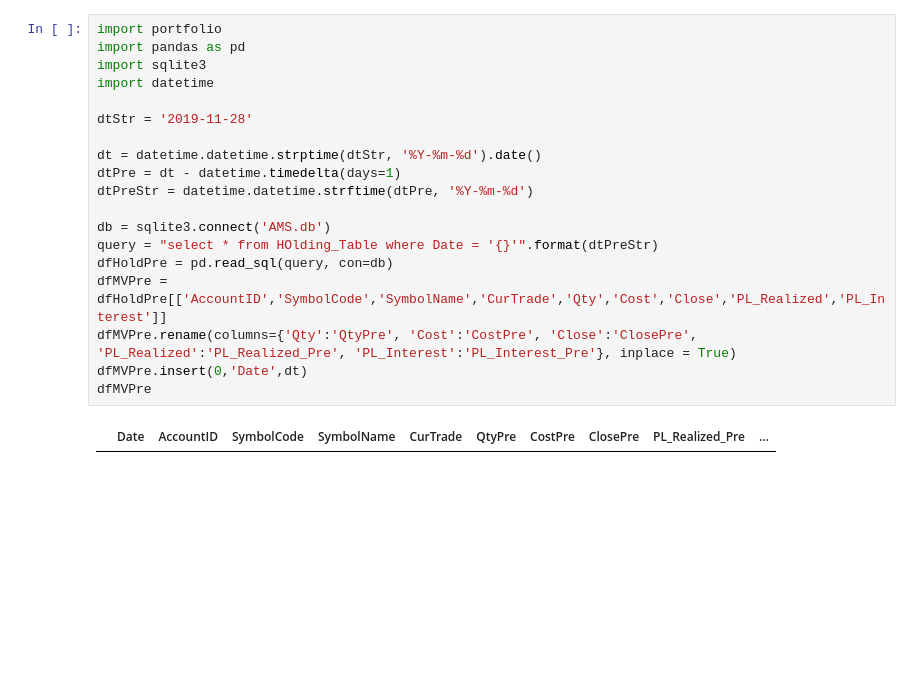
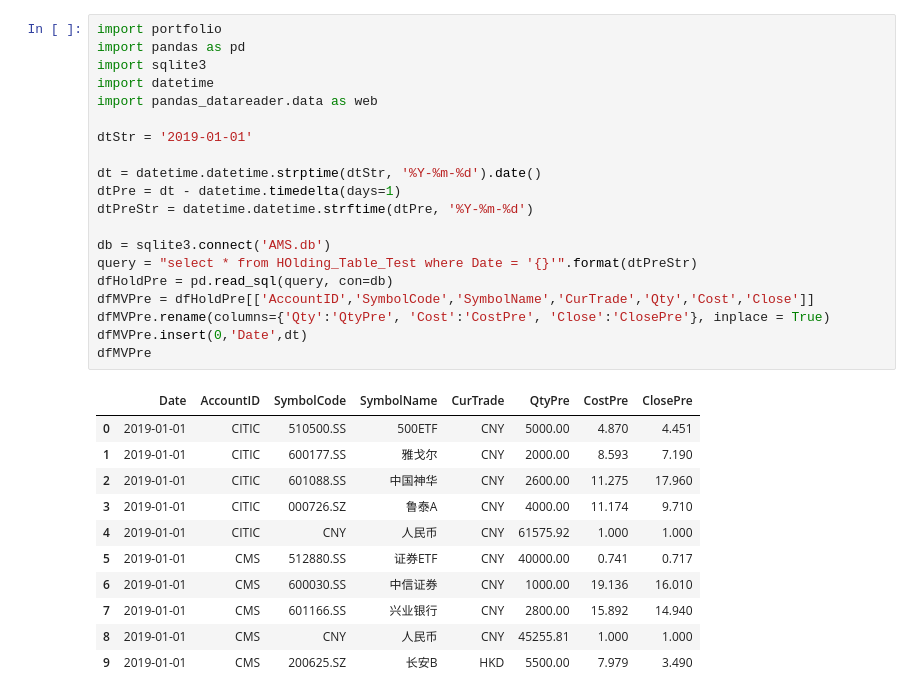
Before and after one commit to swordzeng/AMS, a Jupyter notebook: Analysis.ipynb, the cells around one changed output. Cells and saved outputs as stored; diff of their text form; blank space fills up the shorter version.

```diff
--- a/Analysis.ipynb
+++ b/Analysis.ipynb
@@ -1,22 +1,33 @@
 # %%
 import portfolio
 import pandas as pd
 import sqlite3
 import datetime
+import pandas_datareader.data as web
 
-dtStr = '2019-11-28'
+dtStr = '2019-01-01'
 
 dt = datetime.datetime.strptime(dtStr, '%Y-%m-%d').date()
 dtPre = dt - datetime.timedelta(days=1)
 dtPreStr = datetime.datetime.strftime(dtPre, '%Y-%m-%d')
 
 db = sqlite3.connect('AMS.db')
-query = "select * from HOlding_Table where Date = '{}'".format(dtPreStr)
+query = "select * from HOlding_Table_Test where Date = '{}'".format(dtPreStr)
 dfHoldPre = pd.read_sql(query, con=db)
-dfMVPre = dfHoldPre[['AccountID','SymbolCode','SymbolName','CurTrade','Qty','Cost','Close','PL_Realized','PL_Interest']]
-dfMVPre.rename(columns={'Qty':'QtyPre', 'Cost':'CostPre', 'Close':'ClosePre', 'PL_Realized':'PL_Realized_Pre', 'PL_Interest':'PL_Interest_Pre'}, inplace = True)
+dfMVPre = dfHoldPre[['AccountID','SymbolCode','SymbolName','CurTrade','Qty','Cost','Close']]
+dfMVPre.rename(columns={'Qty':'QtyPre', 'Cost':'CostPre', 'Close':'ClosePre'}, inplace = True)
 dfMVPre.insert(0,'Date',dt)
 dfMVPre
 # %% [output]
-|  | Date | AccountID | SymbolCode | SymbolName | CurTrade | QtyPre | CostPre | ClosePre | PL_Realized_Pre | ... |
+|  | Date | AccountID | SymbolCode | SymbolName | CurTrade | QtyPre | CostPre | ClosePre |
+| 0 | 2019-01-01 | CITIC | 510500.SS | 500ETF | CNY | 5000.00 | 4.870 | 4.451 |
+| 1 | 2019-01-01 | CITIC | 600177.SS | 雅戈尔 | CNY | 2000.00 | 8.593 | 7.190 |
+| 2 | 2019-01-01 | CITIC | 601088.SS | 中国神华 | CNY | 2600.00 | 11.275 | 17.960 |
+| 3 | 2019-01-01 | CITIC | 000726.SZ | 鲁泰A | CNY | 4000.00 | 11.174 | 9.710 |
+| 4 | 2019-01-01 | CITIC | CNY | 人民币 | CNY | 61575.92 | 1.000 | 1.000 |
+| 5 | 2019-01-01 | CMS | 512880.SS | 证券ETF | CNY | 40000.00 | 0.741 | 0.717 |
+| 6 | 2019-01-01 | CMS | 600030.SS | 中信证券 | CNY | 1000.00 | 19.136 | 16.010 |
+| 7 | 2019-01-01 | CMS | 601166.SS | 兴业银行 | CNY | 2800.00 | 15.892 | 14.940 |
+| 8 | 2019-01-01 | CMS | CNY | 人民币 | CNY | 45255.81 | 1.000 | 1.000 |
+| 9 | 2019-01-01 | CMS | 200625.SZ | 长安B | HKD | 5500.00 | 7.979 | 3.490 |
 # %%
```
Also changed, not shown: parts of 11 cells of this notebook, 1 other file.
